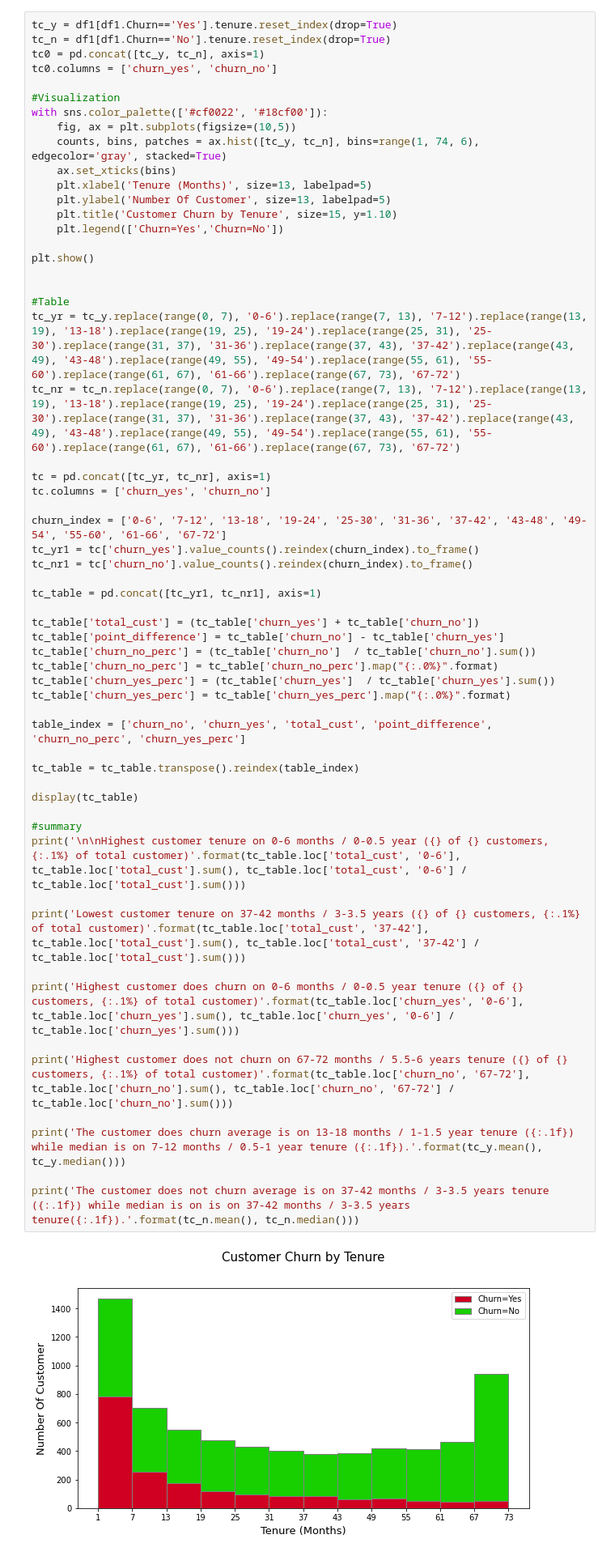
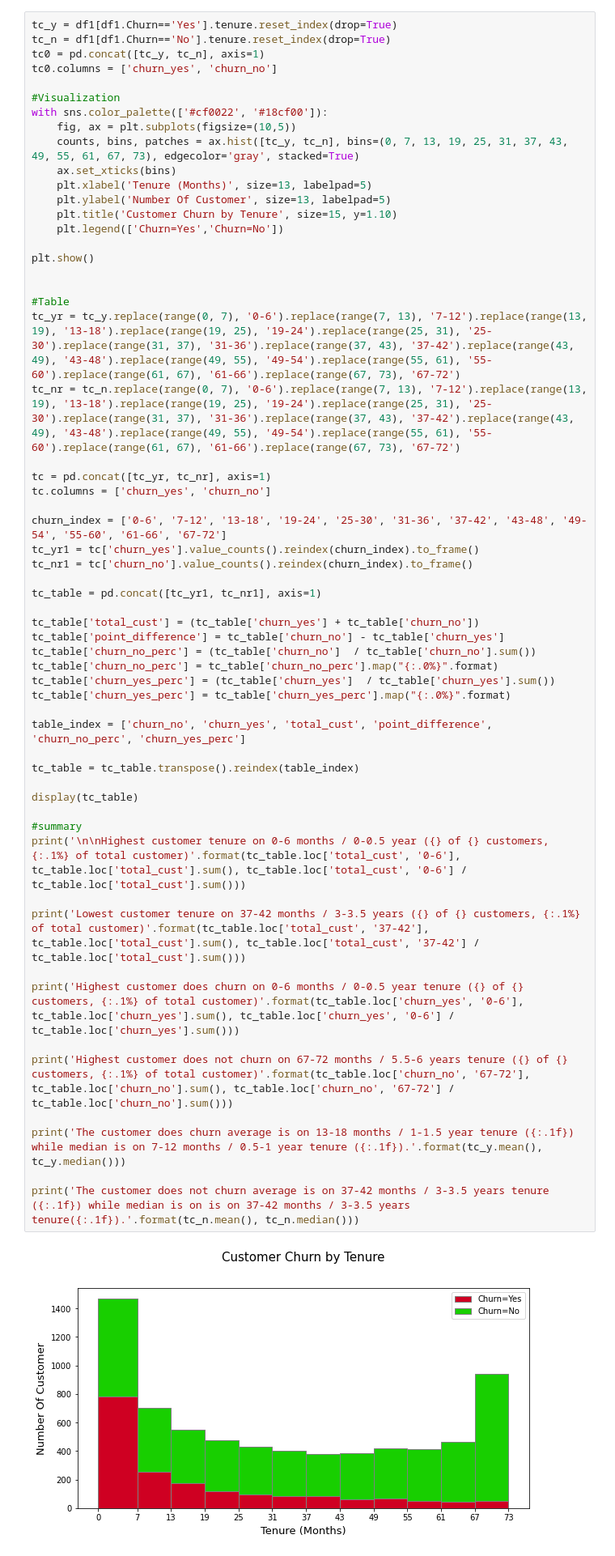
Before and after one commit to muhammadrifki1992/Project, a Jupyter notebook: Project2.ipynb, the cells around one changed output. Shown: that part at 81% size. Saved outputs shown, nothing was run; the diff lists cells and outputs as text.

```diff
--- a/Project2.ipynb
+++ b/Project2.ipynb
@@ -281,7 +281,7 @@ tc0.columns = ['churn_yes', 'churn_no']
 #Visualization
 with sns.color_palette(['#cf0022', '#18cf00']):
     fig, ax = plt.subplots(figsize=(10,5))
-    counts, bins, patches = ax.hist([tc_y, tc_n], bins=range(1, 74, 6), edgecolor='gray', stacked=True)
+    counts, bins, patches = ax.hist([tc_y, tc_n], bins=(0, 7, 13, 19, 25, 31, 37, 43, 49, 55, 61, 67, 73), edgecolor='gray', stacked=True)
     ax.set_xticks(bins)
     plt.xlabel('Tenure (Months)', size=13, labelpad=5)
     plt.ylabel('Number Of Customer', size=13, labelpad=5)
@@ -303,34 +303,34 @@ tc_yr1 = tc['churn_yes'].value_counts().reindex(churn_index).to_frame()
 tc_nr1 = tc['churn_no'].value_counts().reindex(churn_index).to_frame()
 
 tc_table = pd.concat([tc_yr1, tc_nr1], axis=1)
 
 tc_table['total_cust'] = (tc_table['churn_yes'] + tc_table['churn_no'])
 tc_table['point_difference'] = tc_table['churn_no'] - tc_table['churn_yes']
 tc_table['churn_no_perc'] = (tc_table['churn_no']  / tc_table['churn_no'].sum())
 tc_table['churn_no_perc'] = tc_table['churn_no_perc'].map("{:.0%}".format)
 tc_table['churn_yes_perc'] = (tc_table['churn_yes']  / tc_table['churn_yes'].sum())
 tc_table['churn_yes_perc'] = tc_table['churn_yes_perc'].map("{:.0%}".format)
 
 table_index = ['churn_no', 'churn_yes', 'total_cust', 'point_difference', 'churn_no_perc', 'churn_yes_perc']
 
 tc_table = tc_table.transpose().reindex(table_index)
 
 display(tc_table)
 
 #summary
 print('\n\nHighest customer tenure on 0-6 months / 0-0.5 year ({} of {} customers, {:.1%} of total customer)'.format(tc_table.loc['total_cust', '0-6'], tc_table.loc['total_cust'].sum(), tc_table.loc['total_cust', '0-6'] / tc_table.loc['total_cust'].sum()))
 
 print('Lowest customer tenure on 37-42 months / 3-3.5 years ({} of {} customers, {:.1%} of total customer)'.format(tc_table.loc['total_cust', '37-42'], tc_table.loc['total_cust'].sum(), tc_table.loc['total_cust', '37-42'] / tc_table.loc['total_cust'].sum()))
 
 print('Highest customer does churn on 0-6 months / 0-0.5 year tenure ({} of {} customers, {:.1%} of total customer)'.format(tc_table.loc['churn_yes', '0-6'], tc_table.loc['churn_yes'].sum(), tc_table.loc['churn_yes', '0-6'] / tc_table.loc['churn_yes'].sum()))
 
 print('Highest customer does not churn on 67-72 months / 5.5-6 years tenure ({} of {} customers, {:.1%} of total customer)'.format(tc_table.loc['churn_no', '67-72'], tc_table.loc['churn_no'].sum(), tc_table.loc['churn_no', '67-72'] / tc_table.loc['churn_no'].sum()))
 
 print('The customer does churn average is on 13-18 months / 1-1.5 year tenure ({:.1f}) while median is on 7-12 months / 0.5-1 year tenure ({:.1f}).'.format(tc_y.mean(), tc_y.median()))
 
 print('The customer does not churn average is on 37-42 months / 3-3.5 years tenure ({:.1f}) while median is on is on 37-42 months / 3-3.5 years tenure({:.1f}).'.format(tc_n.mean(), tc_n.median()))
 # %% [output]
-[figure, old version]
+[figure, new version]
 |  | 0-6 | 7-12 | 13-18 | 19-24 | 25-30 | 31-36 | 37-42 | 43-48 | 49-54 | 55-60 | 61-66 | ... |
 | churn_no | 686 | 452 | 371 | 359 | 337 | 315 | 296 | 321 | 352 | 360 | 420 | ... |
 | churn_yes | 784 | 253 | 177 | 117 | 94 | 86 | 83 | 62 | 68 | 52 | 43 | ... |
```
Also changed, not shown: parts of 5 cells of this notebook.
